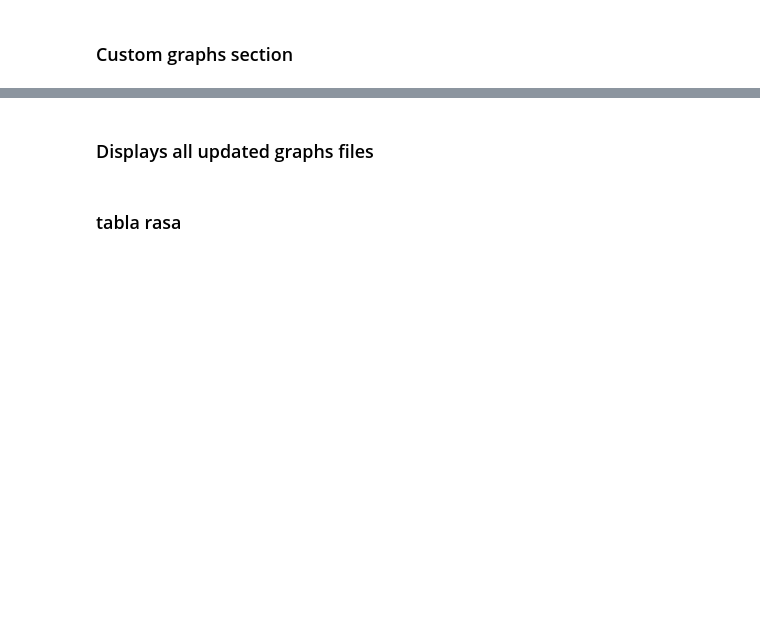
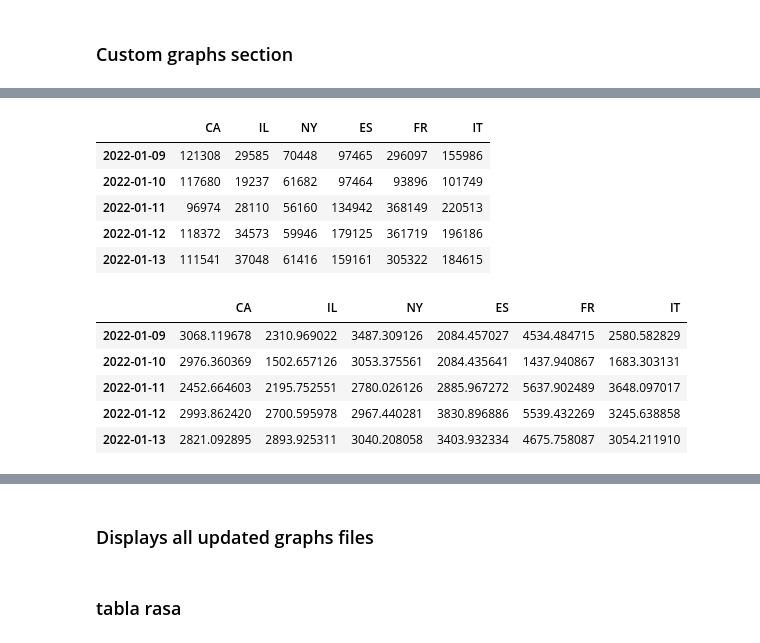
Before and after one commit to edterrell/covid_machinations, a Jupyter notebook: covid19.ipynb, the cells around one changed output, grey strips where cells are left out. Saved outputs shown, nothing was run; the diff lists cells and outputs as text; code cells hidden in the pictures; blank space fills up the shorter version.

```diff
--- a/covid19.ipynb
+++ b/covid19.ipynb
@@ -730,3 +680,19 @@ df.tail()
+# %%
+world.tail()
+total_by_million.tail()
+# %% [output]
+|  | CA | IL | NY | ES | FR | IT |
+| 2022-01-09 | 121308 | 29585 | 70448 | 97465 | 296097 | 155986 |
+| 2022-01-10 | 117680 | 19237 | 61682 | 97464 | 93896 | 101749 |
+| 2022-01-11 | 96974 | 28110 | 56160 | 134942 | 368149 | 220513 |
+| 2022-01-12 | 118372 | 34573 | 59946 | 179125 | 361719 | 196186 |
+| 2022-01-13 | 111541 | 37048 | 61416 | 159161 | 305322 | 184615 |
+|  | CA | IL | NY | ES | FR | IT |
+| 2022-01-09 | 3068.119678 | 2310.969022 | 3487.309126 | 2084.457027 | 4534.484715 | 2580.582829 |
+| 2022-01-10 | 2976.360369 | 1502.657126 | 3053.375561 | 2084.435641 | 1437.940867 | 1683.303131 |
+| 2022-01-11 | 2452.664603 | 2195.752551 | 2780.026126 | 2885.967272 | 5637.902489 | 3648.097017 |
+| 2022-01-12 | 2993.862420 | 2700.595978 | 2967.440281 | 3830.896886 | 5539.432269 | 3245.638858 |
+| 2022-01-13 | 2821.092895 | 2893.925311 | 3040.208058 | 3403.932334 | 4675.758087 | 3054.211910 |
 # %%
 import date_select as ds
 start,stop = ds.date_maker()
```
Also changed, not shown: parts of 41 cells of this notebook.
